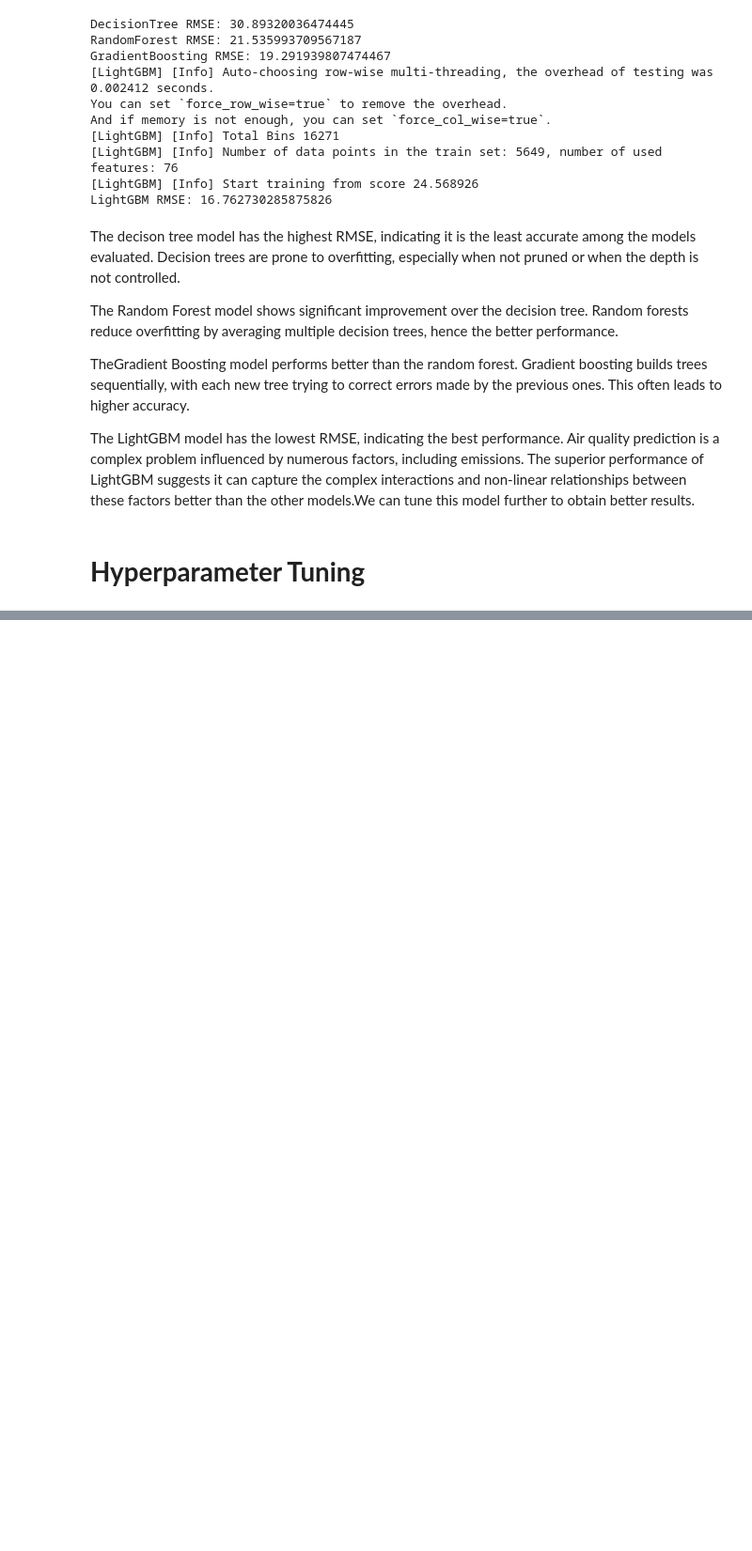
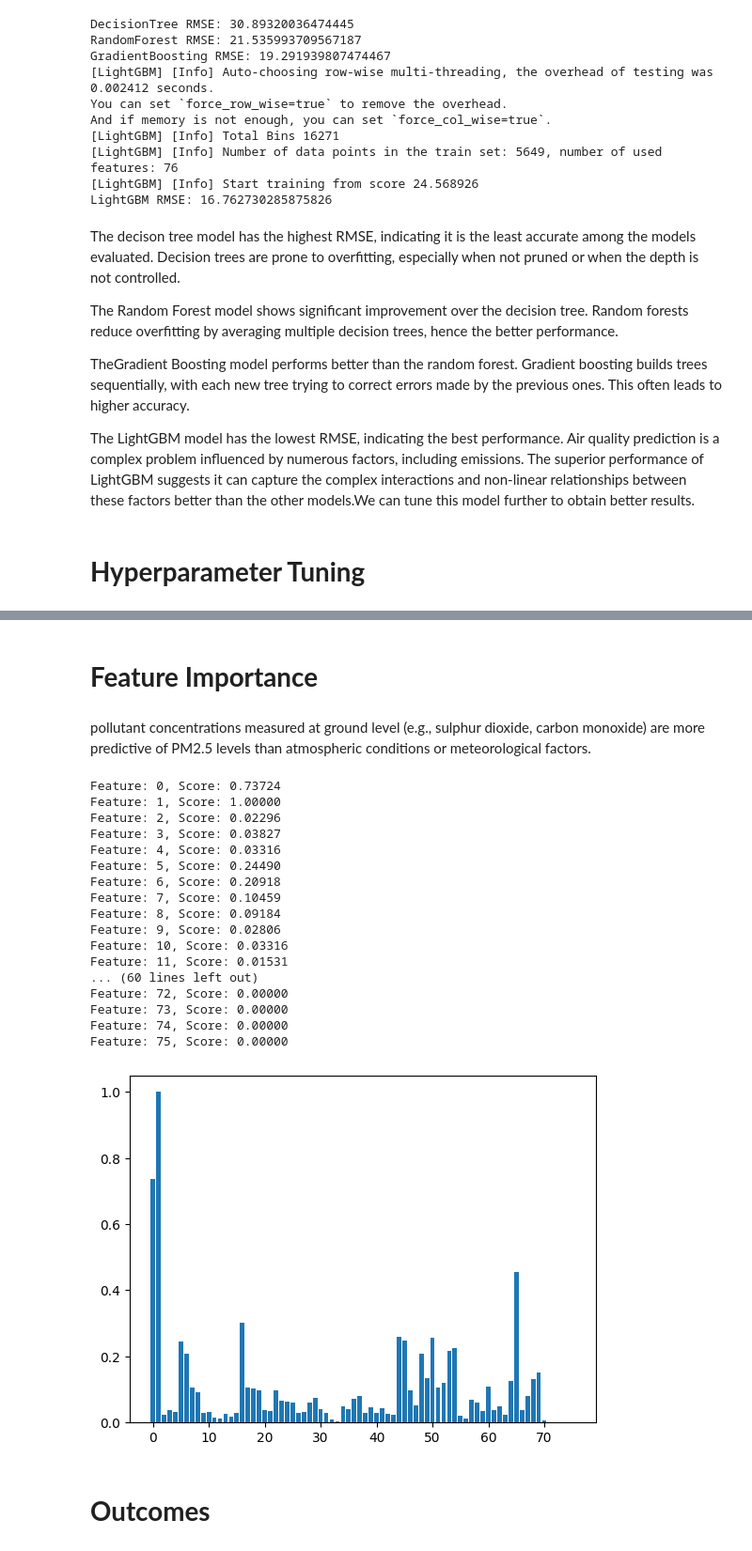
Before and after one commit to Doclikam/machine-learning-I, a Jupyter notebook: air.ipynb, the cells around one changed output, grey strips where cells are left out. Shown at 94% size. Drawn from its saved outputs; the diff is of its cells as text; code cells hidden in the pictures; blank space fills up the shorter version.

```diff
--- a/air.ipynb
+++ b/air.ipynb
@@ -474,0 +540,36 @@ Fitting 3 folds for each of 100 candidates, totalling 300 fits
+# %% [markdown]
+# **Feature Importance**
+# %% [markdown]
+pollutant concentrations measured at ground level (e.g., sulphur dioxide, carbon monoxide) are more predictive of PM2.5 levels than atmospheric conditions or meteorological factors.
+# %%
+# Normalize feature importance scores
+max_score = max(importance)
+normalized_importance = [v / max_score for v in importance]
+
+# Summarize and plot feature importance
+for i, v in enumerate(normalized_importance):
+    print(f'Feature: {i}, Score: {v:.5f}')
+
+plt.bar([x for x in range(len(normalized_importance))], normalized_importance)
+plt.show()
+# %% [output]
+Feature: 0, Score: 0.73724
+Feature: 1, Score: 1.00000
+Feature: 2, Score: 0.02296
+Feature: 3, Score: 0.03827
+Feature: 4, Score: 0.03316
+Feature: 5, Score: 0.24490
+Feature: 6, Score: 0.20918
+Feature: 7, Score: 0.10459
+Feature: 8, Score: 0.09184
+Feature: 9, Score: 0.02806
+Feature: 10, Score: 0.03316
+Feature: 11, Score: 0.01531
+... (60 lines left out)
+Feature: 72, Score: 0.00000
+Feature: 73, Score: 0.00000
+Feature: 74, Score: 0.00000
+Feature: 75, Score: 0.00000
+[figure, added]
+# %% [markdown]
+# **Outcomes**
```
Also changed, not shown: parts of 7 cells of this notebook.
